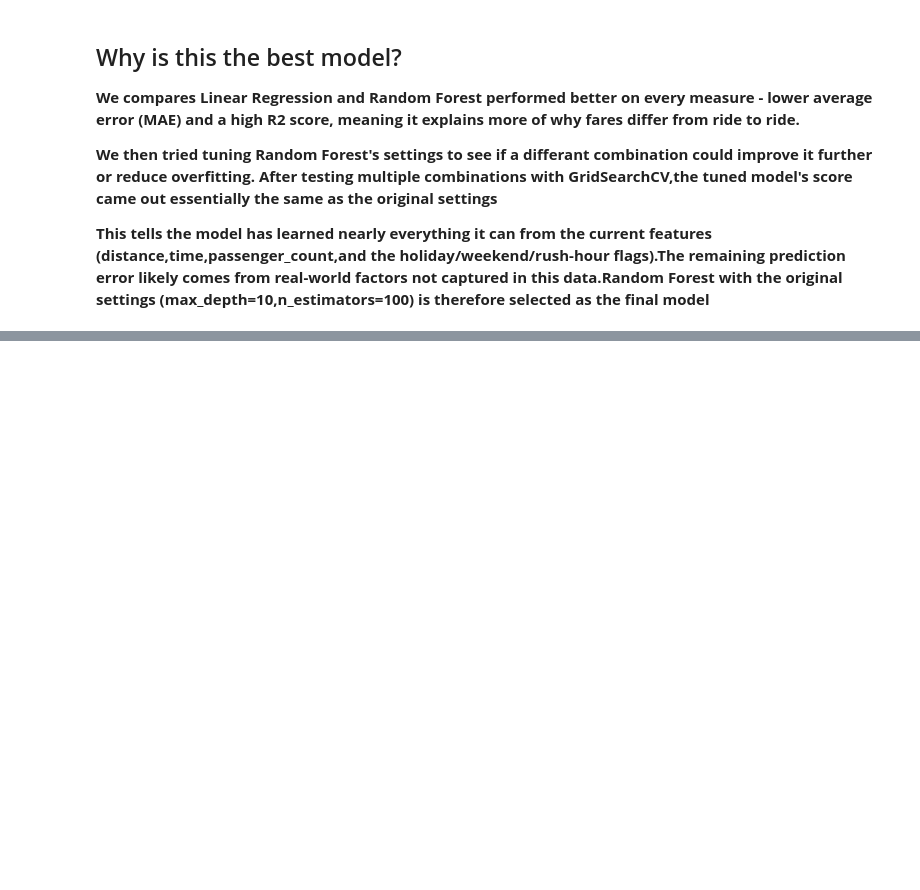
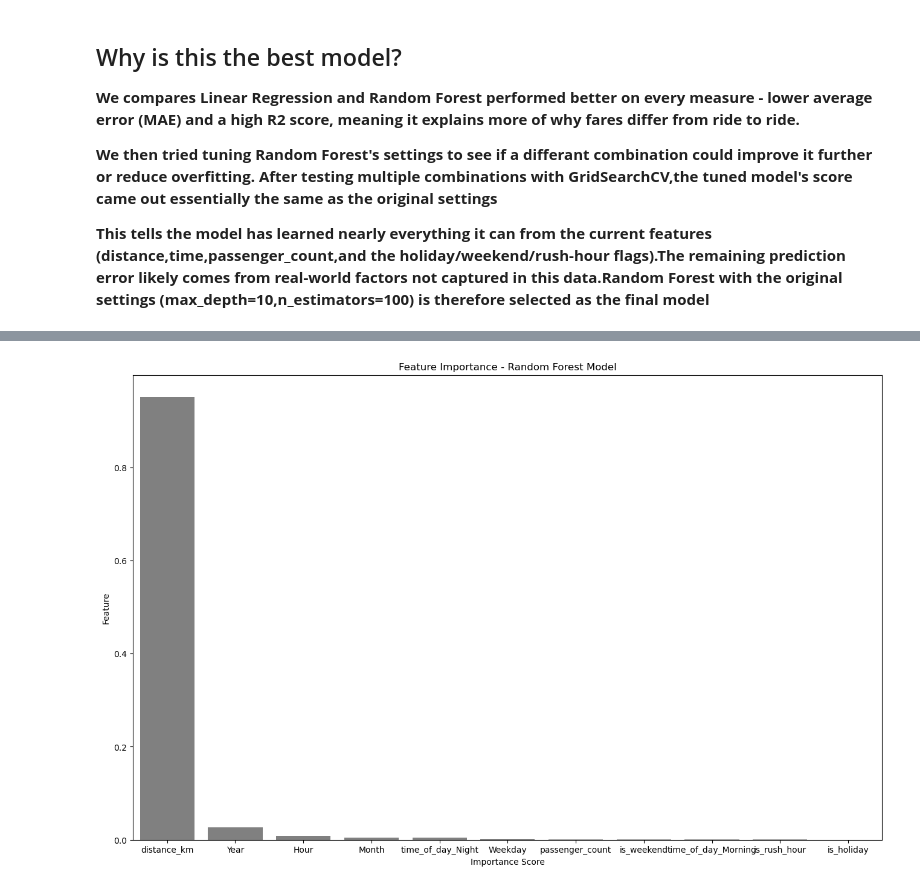
Before and after one commit to yogitkalidindi2009-ux/Fare-Prediction-Using-Regression-Analysis, a Jupyter notebook: Mentormindproject_Yogit.ipynb, the cells around one changed output, grey strips where cells are left out. Cells and saved outputs as stored; diff of their text form; code cells hidden in the pictures; blank space fills up the shorter version.

```diff
--- a/Mentormindproject_Yogit.ipynb
+++ b/Mentormindproject_Yogit.ipynb
@@ -423,0 +452,5 @@ selected as the final model**
+# %%
+#Creating a DataFrame to view Feature Importance clearly,sorted from most to least important
+importance_df=pd.DataFrame({'Feature':data,'Importance':best_rf_model.feature_importances_
+                           }).sort_values(by='Importance',ascending=False).reset_index(drop=True)
+importance_df
@@ -423,0 +470,10 @@ selected as the final model**
+# %%
+#Visual Representation for Feature Importance
+plt.figure(figsize=(16,10))
+sns.barplot(data=importance_df,x='Feature',y='Importance',color='grey')
+plt.title('Feature Importance - Random Forest Model')
+plt.xlabel('Importance Score')
+plt.ylabel('Feature')
+plt.show()
+# %% [output]
+[figure, added]
```
Also changed, not shown: parts of 8 cells of this notebook.
